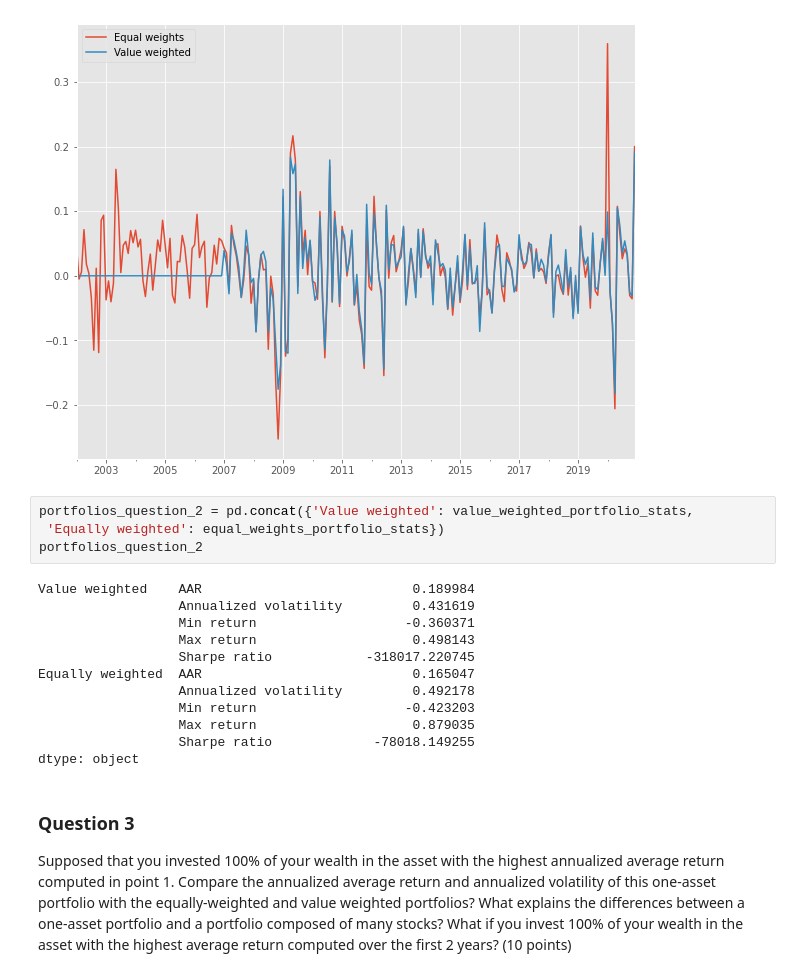
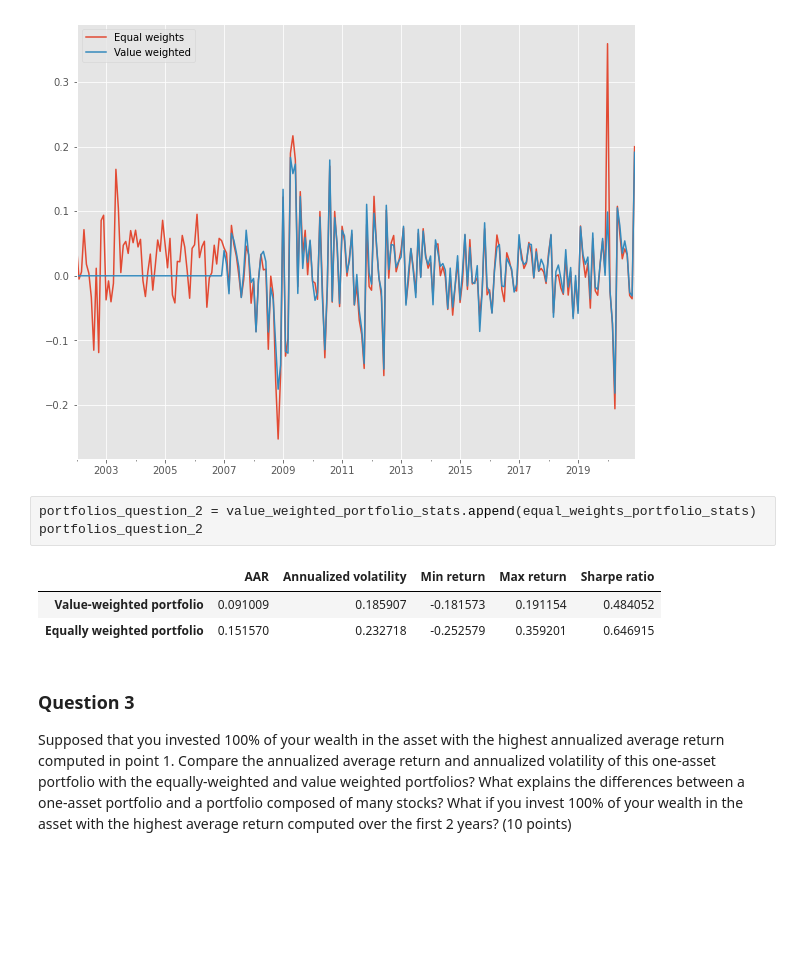
Before and after one commit to 0xMarmelade/FIN-429-Sustainable-finance, a Jupyter notebook: h1.ipynb, the cells around one changed output. Saved outputs shown, nothing was run; the diff lists cells and outputs as text; blank space fills up the shorter version.

```diff
--- a/h1.ipynb
+++ b/h1.ipynb
@@ -153,21 +134,12 @@ value_weighted_portfolio.sum(axis=1)[value_weighted_portfolio.index.year > 2006]
 0.9442075725466111
 [figure]
 # %%
-portfolios_question_2 = pd.concat({'Value weighted': value_weighted_portfolio_stats,
- 'Equally weighted': equal_weights_portfolio_stats})
+portfolios_question_2 = value_weighted_portfolio_stats.append(equal_weights_portfolio_stats)
 portfolios_question_2
 # %% [output]
-Value weighted    AAR                           0.189984
-                  Annualized volatility         0.431619
-                  Min return                   -0.360371
-                  Max return                    0.498143
-                  Sharpe ratio            -318017.220745
-Equally weighted  AAR                           0.165047
-                  Annualized volatility         0.492178
-                  Min return                   -0.423203
-                  Max return                    0.879035
-                  Sharpe ratio             -78018.149255
-dtype: object
+|  | AAR | Annualized volatility | Min return | Max return | Sharpe ratio |
+| Value-weighted portfolio | 0.091009 | 0.185907 | -0.181573 | 0.191154 | 0.484052 |
+| Equally weighted portfolio | 0.151570 | 0.232718 | -0.252579 | 0.359201 | 0.646915 |
 # %% [markdown]
 ### Question 3
 
```
Also changed, not shown: parts of 25 cells of this notebook.
